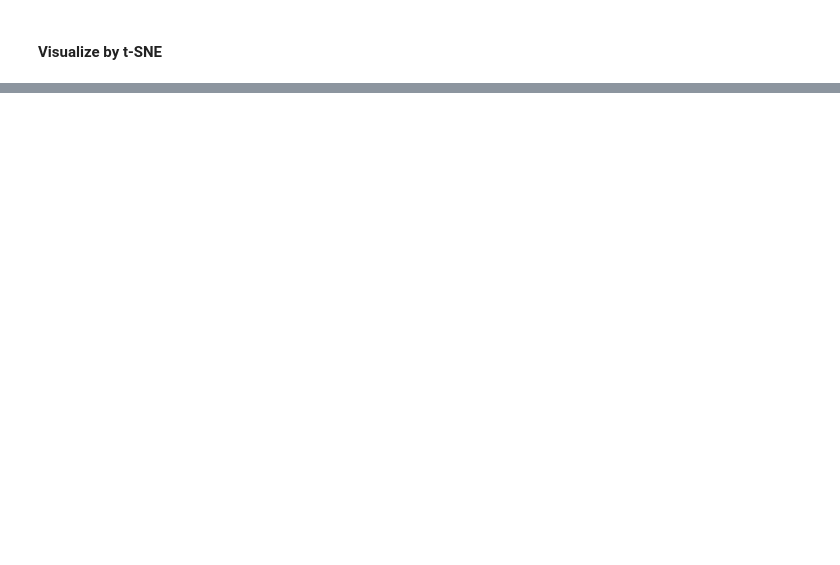
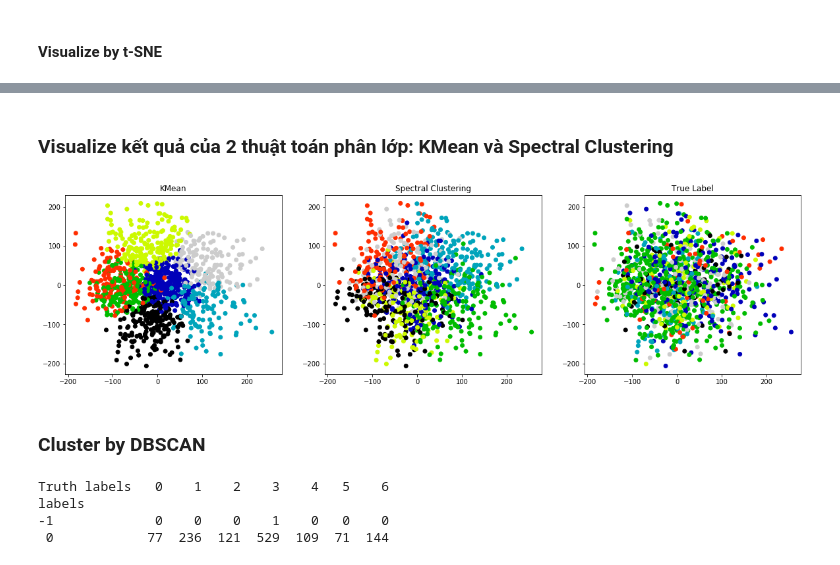
Before and after one commit to thachhoang1909/homework_1, a Jupyter notebook: baitap_3.ipynb, the cells around one changed output, grey strips where cells are left out. Cells and saved outputs as stored; diff of their text form; code cells hidden in the pictures; blank space fills up the shorter version.

```diff
--- a/baitap_3.ipynb
+++ b/baitap_3.ipynb
@@ -200,0 +179,7 @@ plt.show()
+# %%
+# import library
+from sklearn.cluster import spectral_clustering
+from sklearn.metrics.pairwise import cosine_similarity
+
+graph = cosine_similarity(feature_LBP)
+label_spectral = spectral_clustering(graph, n_clusters=7)
@@ -200,0 +206,42 @@ plt.show()
+# %% [markdown]
+### Visualize kết quả của 2 thuật toán phân lớp: KMean và Spectral Clustering
+# %%
+# create a fig to show image
+fig = plt.figure(figsize=(20,5))
+
+ax = fig.add_subplot(1, 3, 1)
+
+ax.scatter(pca[:,0],pca[:,1], c=label_kmean,cmap='nipy_spectral')
+ax.set_title('KMean')
+
+ax = fig.add_subplot(1, 3, 2)
+ax.scatter(pca[:,0],pca[:,1], c=label_spectral,cmap='nipy_spectral')
+ax.set_title('Spectral Clustering')
+
+ax = fig.add_subplot(1, 3, 3)
+ax.scatter(pca[:,0],pca[:,1], c=faces.target,cmap='nipy_spectral')
+ax.set_title('True Label')
+
+plt.show()
+# %% [output]
+[figure, added]
+# %% [markdown]
+### Cluster by DBSCAN
+# %%
+eps, min_samples = 0.05, 15
+
+#import DBSCAN
+from sklearn.cluster import DBSCAN
+dbscan = DBSCAN(eps=eps, min_samples=min_samples, metric='cosine')
+
+label_dbscan = dbscan.fit_predict(feature_LBP)
+
+# print cross-table
+df_dbscan = pd.DataFrame({'labels':label_dbscan,'Truth labels':faces.target})
+ct_dbscan=pd.crosstab(df_dbscan['labels'],df_dbscan['Truth labels'])
+print(ct_dbscan)
+# %% [output]
+Truth labels   0    1    2    3    4   5    6
+labels
+-1             0    0    0    1    0   0    0
+ 0            77  236  121  529  109  71  144
```
Also changed, not shown: parts of 25 cells of this notebook.
